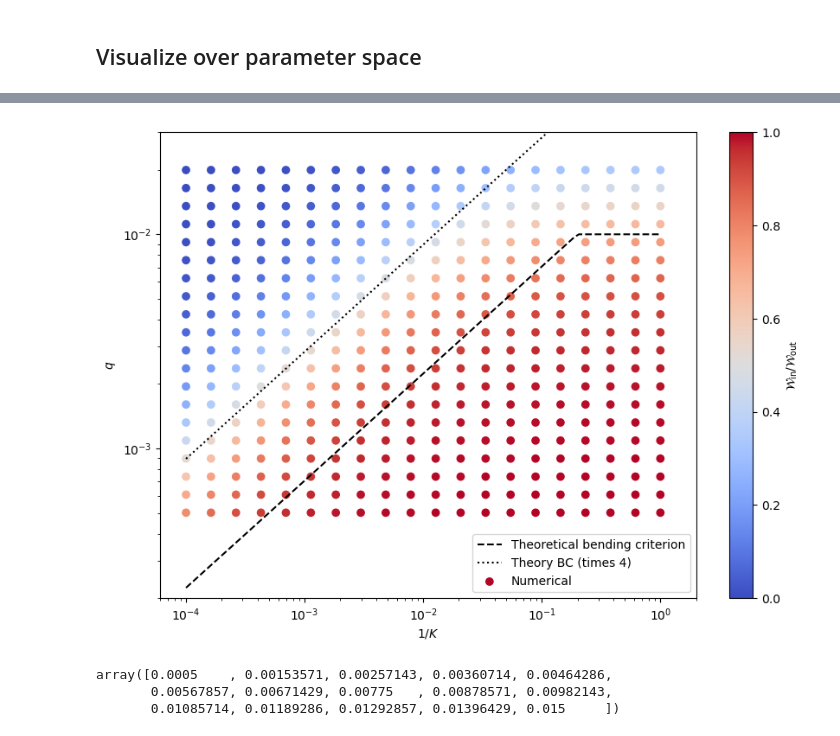
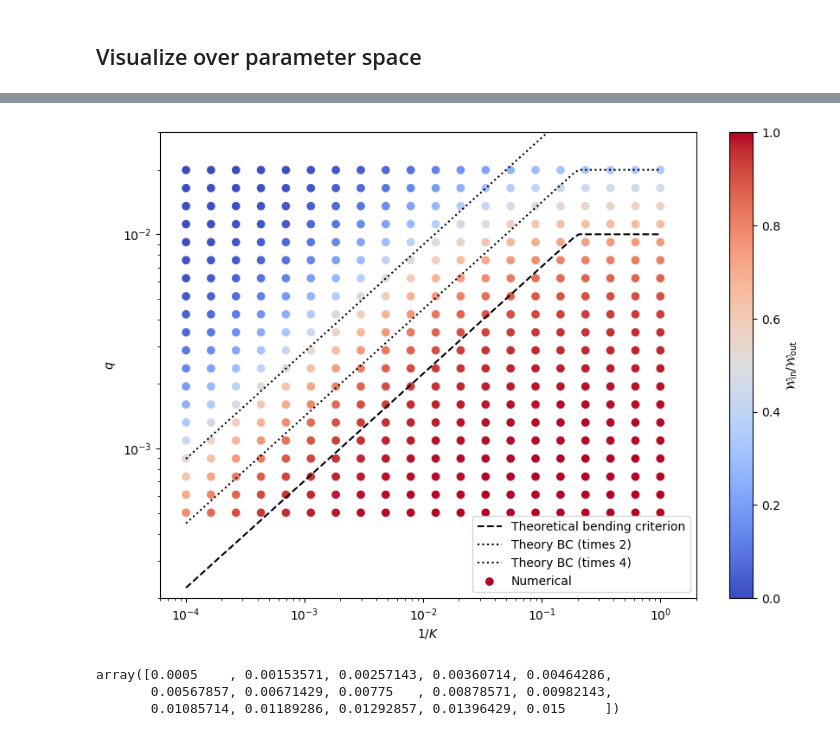
Before and after one commit to Jupiter1994/warped-disks, a Jupyter notebook: jeremys-fig4.ipynb, the cells around one changed output, grey strips where cells are left out. Cells and saved outputs as stored; diff of their text form; code cells hidden in the pictures.

```diff
--- a/jeremys-fig4.ipynb
+++ b/jeremys-fig4.ipynb
@@ -520,35 +520,36 @@ def plot_Wratios(q, K, Wratios):
 
     ## plot theoretical curve
     Sigma_gs = 10**np.linspace(-4, 0, 100)
     qs_pred = np.empty_like(Sigma_gs)
     qs_pred[(Sigma_gs > eps/Delta_g)] = cs*eps / a**2
     qs_pred[(Sigma_gs < eps/Delta_g)] = (Sigma_gs[(Sigma_gs < eps/Delta_g)] / (eps/Delta_g))**(1/2) * cs*eps/a**2
     plt.plot(Sigma_gs, qs_pred, color="black", ls="--", label="Theoretical bending criterion")
+    plt.plot(Sigma_gs, 2*qs_pred, color="black", ls=":", label="Theory BC (times 2)")
     plt.plot(Sigma_gs, 4*qs_pred, color="black", ls=":", label="Theory BC (times 4)")
 
     plt.scatter(1/Ks, qs, c=Wratios, vmin=0, vmax=1, cmap='coolwarm', label="Numerical")
     plt.xlabel(r"$1/K$")
     plt.ylabel(r"$q$")
 
     plt.xlim(6e-5, 2)
     plt.xscale('log')
     plt.ylim(2e-4, 3e-2)
     plt.yscale('log')
 
     plt.colorbar(label=r"$\mathcal{W}_\text{in}/\mathcal{W}_\text{out}$")
 
     #plt.scatter([],[], s=0, label="Rplus=" + str(Rplus))
 
     plt.legend(loc='lower right')
 
-    save_fig = True
+    save_fig = False
     if save_fig:
         plt.savefig("Figures/q_vs_K.png")
     plt.show()
 
 plot_Wratios(qs, Ks, Wratios)
 # %% [output]
-[figure, old version]
+[figure, new version]
 # %%
 qs[0]
 # %% [output]
```
Also changed, not shown: parts of 1 cell of this notebook, 1 other file.
